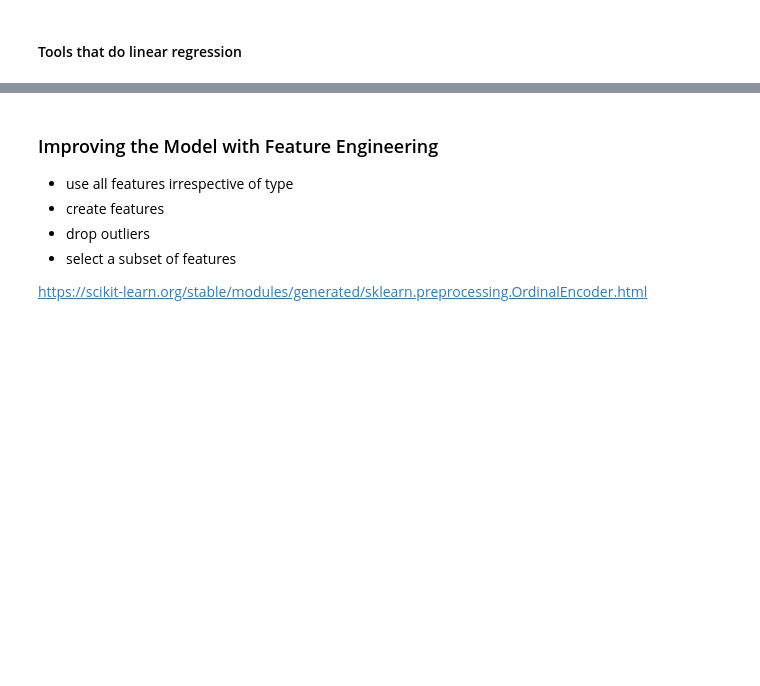
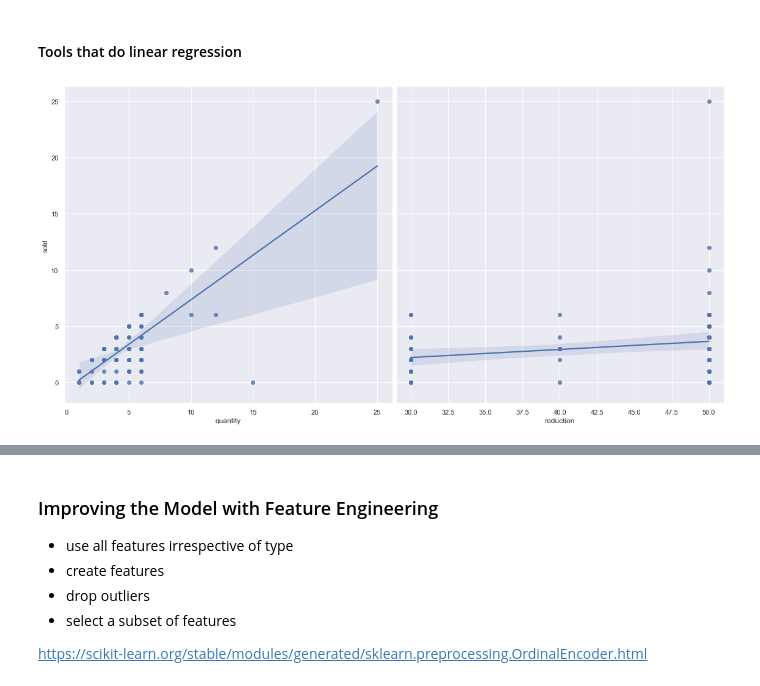
Before and after one commit to datagridsoftware/practical-ml, a Jupyter notebook: notebooks/markdown/markdown.ipynb, the cells around one changed output, grey strips where cells are left out. Cells and saved outputs as stored; diff of their text form; code cells hidden in the pictures; blank space fills up the shorter version.

```diff
--- a/notebooks/markdown/markdown.ipynb
+++ b/notebooks/markdown/markdown.ipynb
@@ -277,6 +484,8 @@ for poly_order in range(1, 7):
 # %% [markdown]
 #### Tools that do linear regression
 # %%
-sns.pairplot(df_plot2.sample(100), x_vars=["quantity", "reduction"], y_vars="soldPercentage", height=8, kind="reg");
+sns.pairplot(df_plot2.sample(100), x_vars=["quantity", "reduction"], y_vars="sold", height=8, kind="reg");
+# %% [output]
+[figure, added]
 # %%
 sns.pairplot(df_plot2.sample(100), x_vars=["price", "days"], y_vars="soldPercentage", height=8, kind="reg");
```
Also changed, not shown: parts of 56 cells of this notebook, 1 other file.
